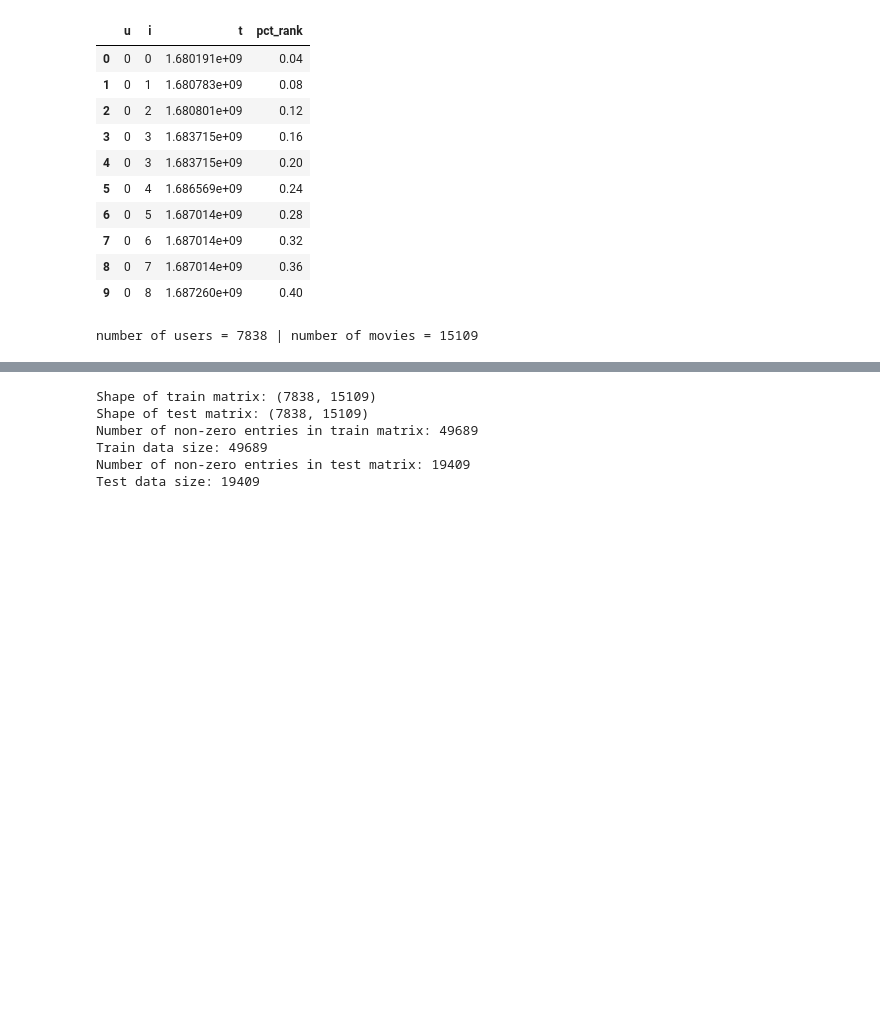
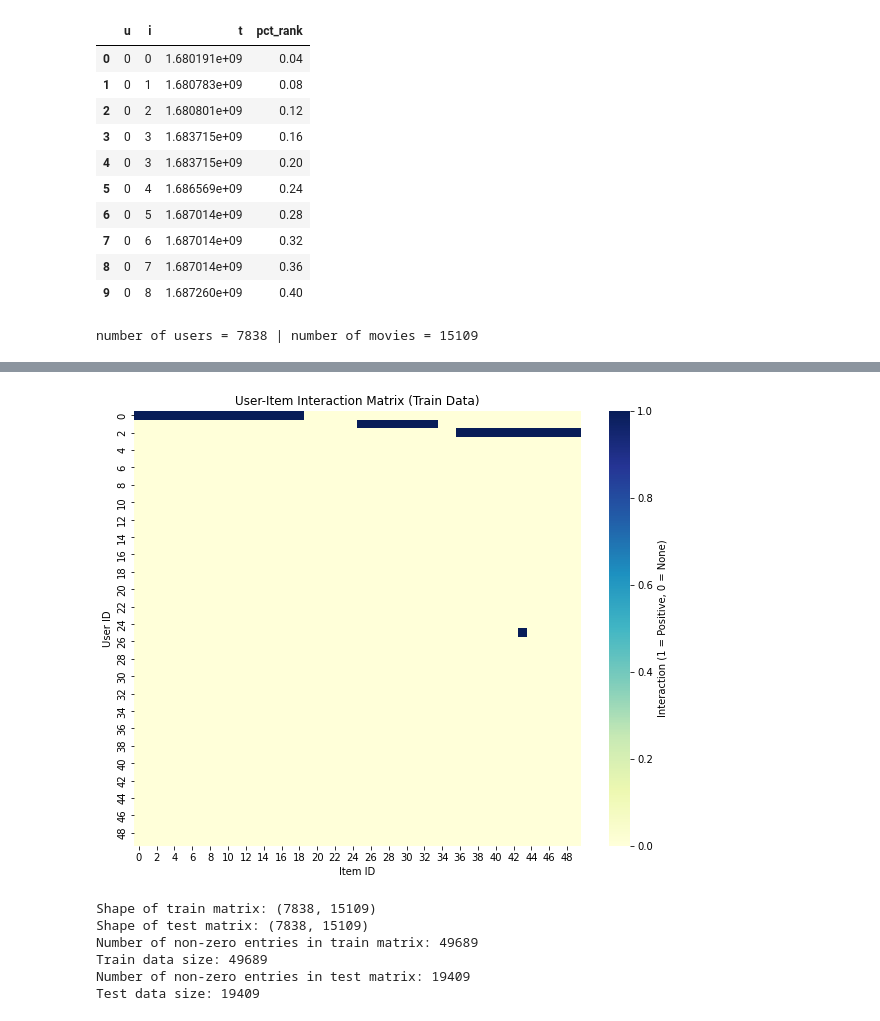
Before and after one commit to fedeamedeo/machine-learning-project, a Jupyter notebook: project 3 version.ipynb, the cells around one changed output, grey strips where cells are left out. Saved outputs shown, nothing was run; the diff lists cells and outputs as text; code cells hidden in the pictures; blank space fills up the shorter version.

```diff
--- a/project 3 version.ipynb
+++ b/project 3 version.ipynb
@@ -7,7 +7,7 @@ from sklearn.metrics.pairwise import cosine_similarity
 # Correct file paths for loading CSV files from GitHub
 filepath = 'https://raw.githubusercontent.com/fedeamedeo/machine-learning-project/main/Data/'
 interactions = pd.read_csv(filepath + 'interactions_train.csv')
-items = pd.read_csv('items_improved.csv')
+items = pd.read_csv(filepath +'items.csv')
 # %%
 interactions.isnull().sum()
 # %% [output]
@@ -375,0 +399,12 @@ n_items = interactions["i"].nunique()
+# %%
+# Create the training and testing matrices
+train_data_matrix = create_data_matrix(train_data, n_users, n_items)
+test_data_matrix = create_data_matrix(test_data, n_users, n_items)
+
+# Display the matrices to understand their structure
+print('train_data_matrix')
+print(train_data_matrix)
+print("number of non-zero values: ", np.sum(train_data_matrix))
+print('test_data_matrix')
+print(test_data_matrix)
+print("number of non-zero values: ", np.sum(test_data_matrix))
@@ -376,3 +430,31 @@ n_items = interactions["i"].nunique()
+# %%
+import matplotlib.pyplot as plt
+import seaborn as sns
+
+# Function to plot a heatmap for a subset of the user-item matrix
+def plot_interaction_heatmap(data_matrix, title, num_users=50, num_items=50):
+    """
+    Plots a heatmap of a subset of the user-item interaction matrix.
+    Parameters:
+        data_matrix: The matrix to visualize.
+        title: The title of the plot.
+        num_users: The number of users to display (rows).
+        num_items: The number of items to display (columns).
+    """
+    # Extract a subset of the matrix for visualization purposes
+    matrix_subset = data_matrix[:num_users, :num_items]
+
+    plt.figure(figsize=(10, 8))
+    sns.heatmap(matrix_subset, cmap="YlGnBu", cbar=True, cbar_kws={'label': 'Interaction (1 = Positive, 0 = None)'})
+    plt.xlabel('Item ID')
+    plt.ylabel('User ID')
+    plt.title(title)
+    plt.show()
+
+# Visualize a subset of the training and testing matrices
+plot_interaction_heatmap(train_data_matrix, 'User-Item Interaction Matrix (Train Data)')
+# %% [output]
+[figure, added]
 # %%
 def create_data_matrix(data, n_users, n_items):
     """
```
Also changed, not shown: parts of 18 cells of this notebook.
